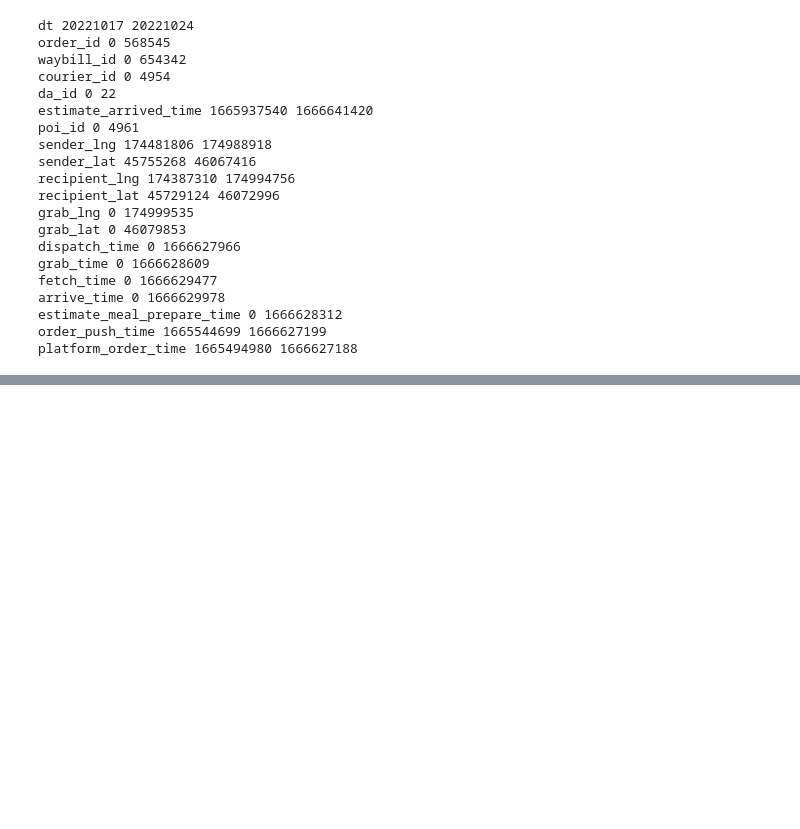
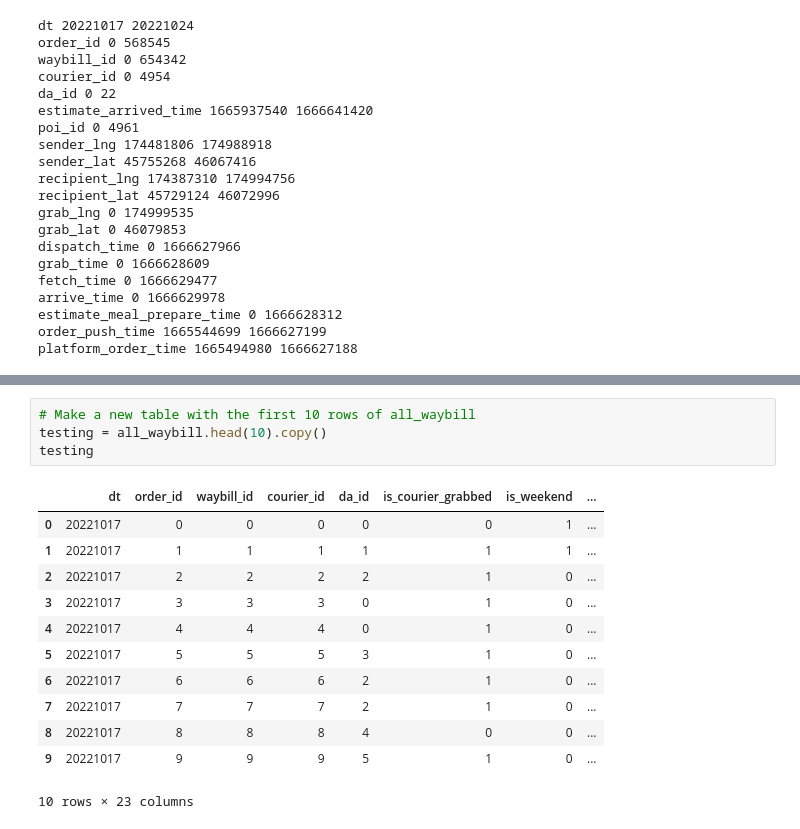
Before and after one commit to D123aniel/INFORMS, a Jupyter notebook: exploration.ipynb, the cells around one changed output, grey strips where cells are left out. Saved outputs shown, nothing was run; the diff lists cells and outputs as text; blank space fills up the shorter version.

Commit message:
distances testing

```diff
--- a/exploration.ipynb
+++ b/exploration.ipynb
@@ -91,0 +110,17 @@ platform_order_time 1665494980 1666627188
+# %%
+# Make a new table with the first 10 rows of all_waybill
+testing = all_waybill.head(10).copy()
+testing
+# %% [output]
+|  | dt | order_id | waybill_id | courier_id | da_id | is_courier_grabbed | is_weekend | ... |
+| 0 | 20221017 | 0 | 0 | 0 | 0 | 0 | 1 | ... |
+| 1 | 20221017 | 1 | 1 | 1 | 1 | 1 | 1 | ... |
+| 2 | 20221017 | 2 | 2 | 2 | 2 | 1 | 0 | ... |
+| 3 | 20221017 | 3 | 3 | 3 | 0 | 1 | 0 | ... |
+| 4 | 20221017 | 4 | 4 | 4 | 0 | 1 | 0 | ... |
+| 5 | 20221017 | 5 | 5 | 5 | 3 | 1 | 0 | ... |
+| 6 | 20221017 | 6 | 6 | 6 | 2 | 1 | 0 | ... |
+| 7 | 20221017 | 7 | 7 | 7 | 2 | 1 | 0 | ... |
+| 8 | 20221017 | 8 | 8 | 8 | 4 | 0 | 0 | ... |
+| 9 | 20221017 | 9 | 9 | 9 | 5 | 1 | 0 | ... |
+10 rows × 23 columns
```
Also changed, not shown: parts of 3 cells of this notebook.
